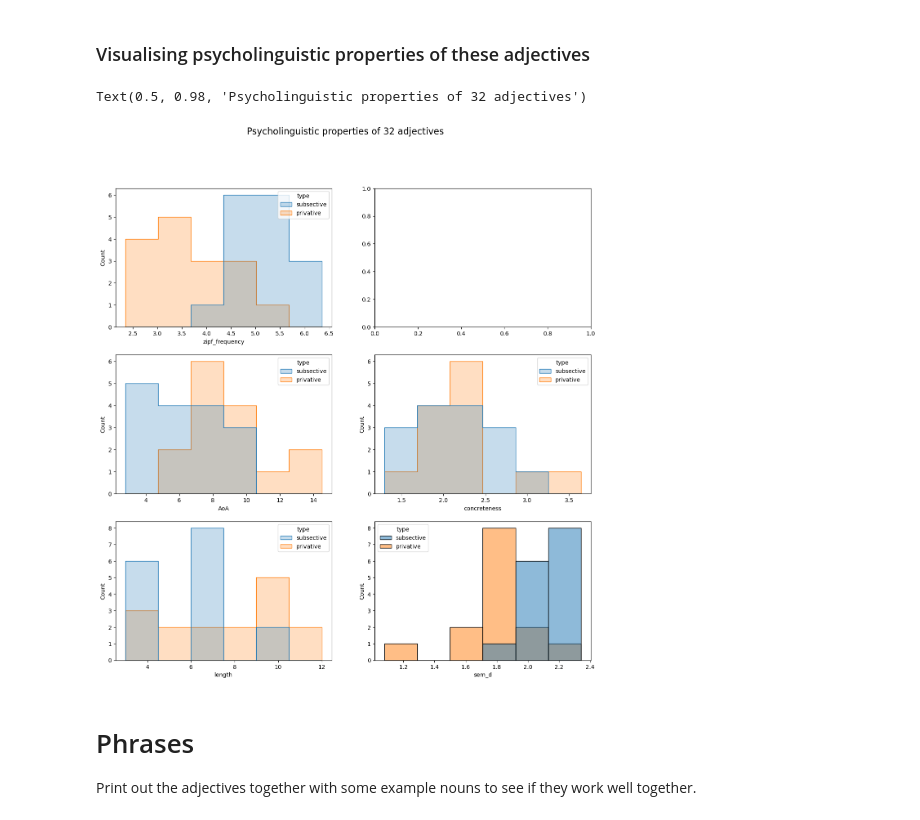
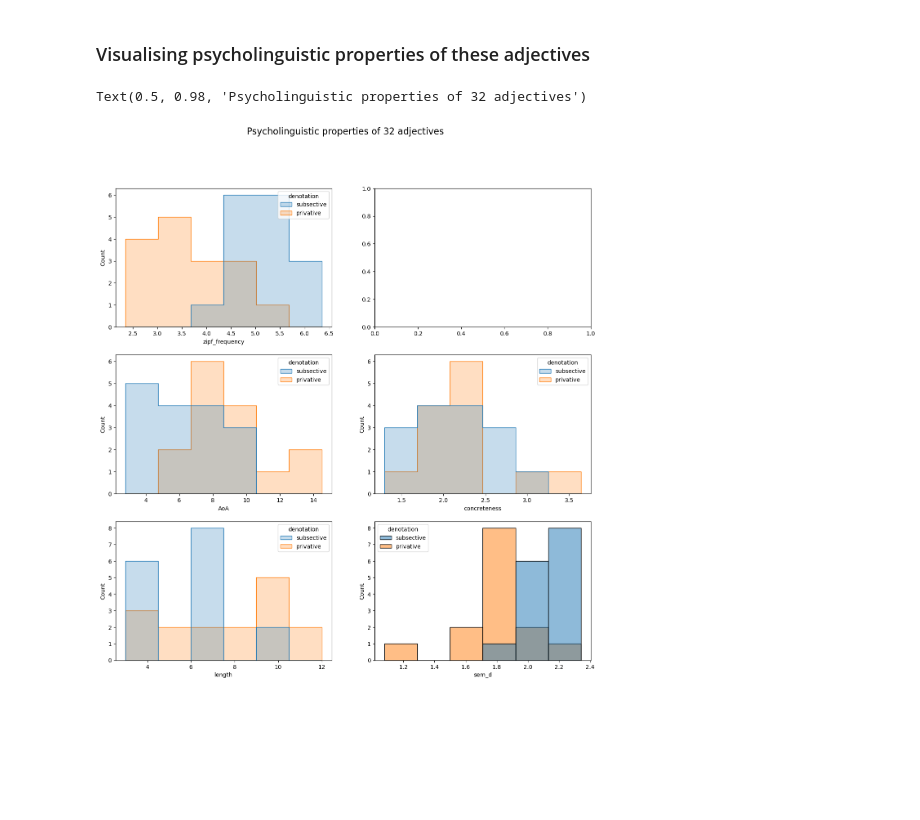
Before and after one commit to rmc-law/FakeDiamond, a Jupyter notebook: stimuli/3_make_and_subselect_phrases.ipynb, the cells around one changed output. Cells and saved outputs as stored; diff of their text form; code cells hidden in the pictures; blank space fills up the shorter version.

```diff
--- a/stimuli/3_make_and_subselect_phrases.ipynb
+++ b/stimuli/3_make_and_subselect_phrases.ipynb
@@ -22,10 +24,8 @@ We start with non-subsective adjectives because they are more sparsely distribut
 # %%
-privatives = ['artificial','counterfeit','fabricated','fake','false',
-              'fictional','fictitious','former','hypothetical','imaginary',
-              'mock','mythical','past','phony','spurious','virtual']
+adjectives_privative = ['artificial','counterfeit','fabricated','fake','false','fictional','fictitious','former',
+                        'hypothetical','imaginary','mock','mythical','past','phony','spurious','virtual']
 # %% [markdown]
 Subsective adjectives are much easier to find. We started with a list of adjectives (n=300) compiled by Lalisse and Asudeh (2015). We then used their classification of subsectives to narrow down to the same number of non-subsective adjectives we obtained above (n=16) that we think would go well with a wide array of concrete and abstract nouns.
 # %%
-subsectives = ['actual','authentic','average','bad','current',
-               'genuine','good','important','new','old',
-               'perfect','real','special','true','typical','unique']
+adjectives_subsective = ['actual','authentic','average','bad','current','genuine','good','important',
+                         'new','old','perfect','real','special','true','typical','unique']
@@ -36,7 +50,7 @@ Implement Excel's VLOOKUP function to get a bunch of psycholinguistic properties
 - age of acquisition ratings from Kuperman et al. (2012)
 - concreteness ratings from Brysbaert et al. (2014)
 # %%
-adjectives = pd.DataFrame(data={'word':subsectives+privatives,'type':['subsective']*len(subsectives)+['privative']*len(privatives)})
+adjectives = pd.DataFrame(data={'word':adjectives_subsective+adjectives_privative,'denotation':['subsective']*len(adjectives_subsective)+['privative']*len(adjectives_privative)})
 
 # read in SUBTLEX UK data
 subtlex = pd.read_csv(os.path.join(dir, 'resources', 'SUBTLEX-UK.csv'))
@@ -109,15 +141,12 @@ adjectives
 # %%
 f, ax = plt.subplots(3, 2, figsize=(15,15))
 sns.set_context(font_scale=2)
-sns.histplot(x='zipf_frequency', hue='type', data=adjectives, ax=ax[0,0], element='step')
-sns.histplot(x='AoA', hue='type', data=adjectives, ax=ax[1,0], element='step')
-sns.histplot(x='concreteness', hue='type', data=adjectives, ax=ax[1,1], element='step')
-sns.histplot(x='length', hue='type', data=adjectives, ax=ax[2,0], element='step')
-sns.histplot(x='sem_d', hue='type', data=adjectives, ax=ax[2,1])
+sns.histplot(x='zipf_frequency', hue='denotation', data=adjectives, ax=ax[0,0], element='step')
+sns.histplot(x='AoA', hue='denotation', data=adjectives, ax=ax[1,0], element='step')
+sns.histplot(x='concreteness', hue='denotation', data=adjectives, ax=ax[1,1], element='step')
+sns.histplot(x='length', hue='denotation', data=adjectives, ax=ax[2,0], element='step')
+sns.histplot(x='sem_d', hue='denotation', data=adjectives, ax=ax[2,1])
 f.suptitle('Psycholinguistic properties of {} adjectives'.format(int(len(adjectives))), fontsize=16)
 # %% [output]
 Text(0.5, 0.98, 'Psycholinguistic properties of 32 adjectives')
-[figure, old version]
+[figure, new version]
-# %% [markdown]
-# Phrases
-Print out the adjectives together with some example nouns to see if they work well together.
```
Also changed, not shown: parts of 43 cells of this notebook, 1 other file.
